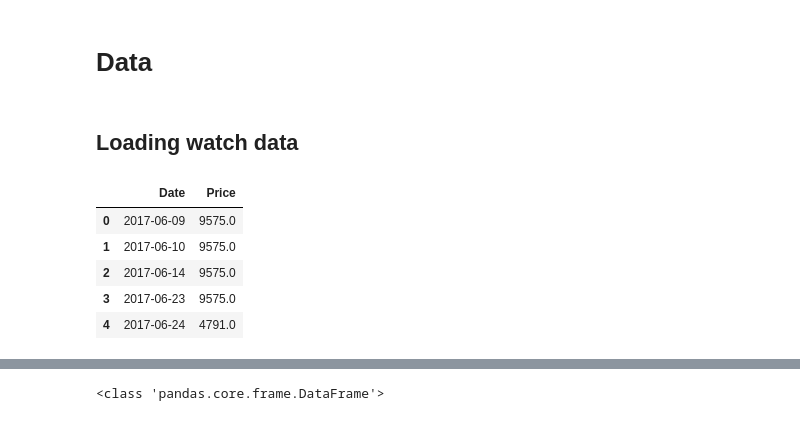
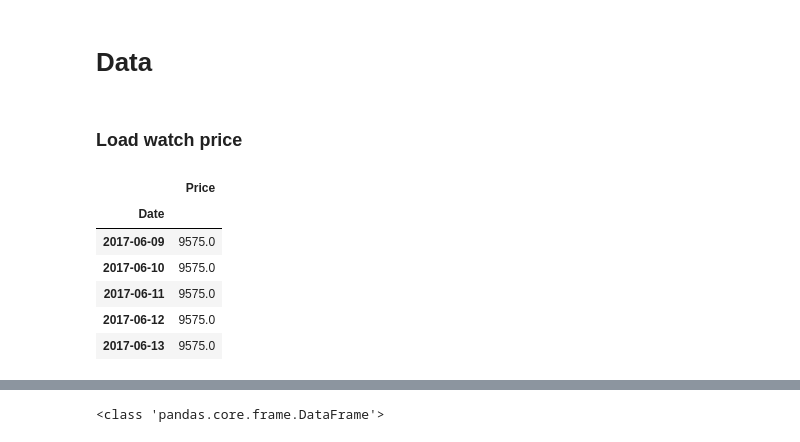
Before and after one commit to Thetang-145/BIA-WatchLists, a Jupyter notebook: Multivariate_TSF_with_LSTM_ver02.ipynb, the cells around one changed output, grey strips where cells are left out. Drawn from its saved outputs; the diff is of its cells as text; code cells hidden in the pictures.

```diff
--- a/Multivariate_TSF_with_LSTM_ver02.ipynb
+++ b/Multivariate_TSF_with_LSTM_ver02.ipynb
@@ -55,17 +55,27 @@ Global seed set to 42
 42
 # %% [markdown]
 # Data
+# %%
+Data_list = []
+Column_names = []
 # %% [markdown]
-## Loading watch data
+### Load watch price
 # %%
-watch = pd.read_csv("Datasets\Price_chart_Tang\Rolex 126334\Combine_all.csv")
-watch['Date'] = pd.to_datetime(watch['Date'])
+watch = pd.read_csv("Datasets\Price_chart_Tang\Rolex 126334\Combine_all.csv", index_col=0)
 watch['Price'] = pd.to_numeric(watch['Price'])
+watch.index = pd.to_datetime(watch.index)
+watch = watch.resample('D', convention='s').mean()
+watch.fillna(method='ffill', inplace=True)
+
+Data_list.append(watch)
+Column_names.append('watch_price')
+
 watch.head()
 # %% [output]
-|  | Date | Price |
-| 0 | 2017-06-09 | 9575.0 |
-| 1 | 2017-06-10 | 9575.0 |
-| 2 | 2017-06-14 | 9575.0 |
-| 3 | 2017-06-23 | 9575.0 |
-| 4 | 2017-06-24 | 4791.0 |
+|  | Price |
+| Date |  |
+| 2017-06-09 | 9575.0 |
+| 2017-06-10 | 9575.0 |
+| 2017-06-11 | 9575.0 |
+| 2017-06-12 | 9575.0 |
+| 2017-06-13 | 9575.0 |
```
Also changed, not shown: parts of 15 cells of this notebook, 4 other files.
